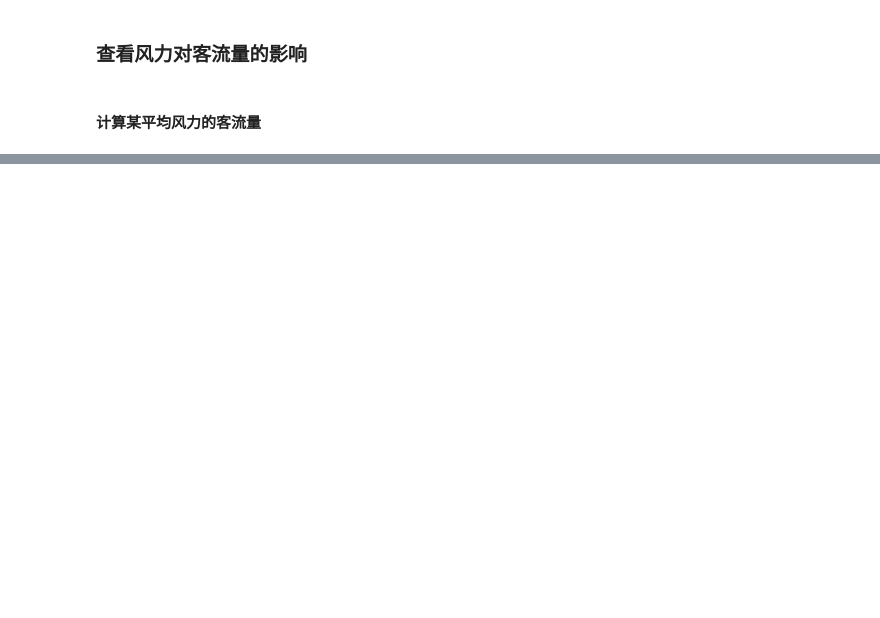
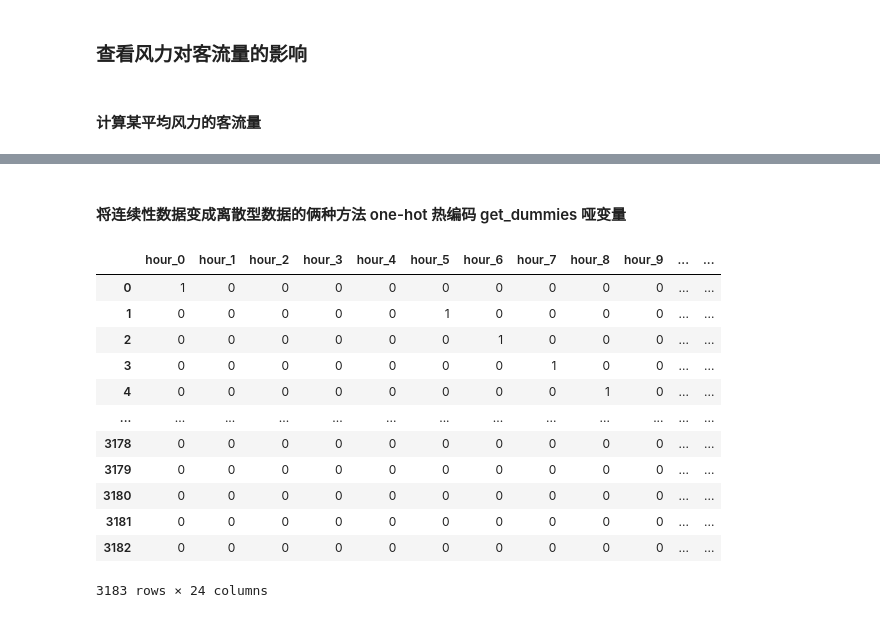
Before and after one commit to yanlingpy/Bus, a Jupyter notebook: code/bus.ipynb, the cells around one changed output, grey strips where cells are left out. Drawn from its saved outputs; the diff is of its cells as text; code cells hidden in the pictures; blank space fills up the shorter version.

```diff
--- a/code/bus.ipynb
+++ b/code/bus.ipynb
@@ -570,0 +358,14 @@ temp_passenger_dataframe.corr()
+# %%
+def is_holiday(day):
+    if day > np.datetime64('2014-09-30') and day < np.datetime64('2014-10-08'):
+        return 1
+    else:
+        return 0
+# %%
+line_281_passengerbytime['is_holiday']=line_281_passengerbytime['Deal_time'].apply(is_holiday)
+line_281_passengerbytime
+# %%
+line_281_passengerbytime['Date_time']=pd.to_datetime(line_281_passengerbytime['Date_time'])
+# %%
+feature_target_data = pd.merge(line_281_passengerbytime, weather_data,on='Date_time',how='left')
+feature_target_data
@@ -570,0 +386,19 @@ temp_passenger_dataframe.corr()
+# %% [markdown]
+####  将连续性数据变成离散型数据的俩种方法   one-hot 热编码   get_dummies 哑变量
+# %%
+day_of_hour=pd.get_dummies(feature_target_data['hour'],prefix='hour')
+day_of_hour
+# %% [output]
+|  | hour_0 | hour_1 | hour_2 | hour_3 | hour_4 | hour_5 | hour_6 | hour_7 | hour_8 | hour_9 | ... | ... |
+| 0 | 1 | 0 | 0 | 0 | 0 | 0 | 0 | 0 | 0 | 0 | ... | ... |
+| 1 | 0 | 0 | 0 | 0 | 0 | 1 | 0 | 0 | 0 | 0 | ... | ... |
+| 2 | 0 | 0 | 0 | 0 | 0 | 0 | 1 | 0 | 0 | 0 | ... | ... |
+| 3 | 0 | 0 | 0 | 0 | 0 | 0 | 0 | 1 | 0 | 0 | ... | ... |
+| 4 | 0 | 0 | 0 | 0 | 0 | 0 | 0 | 0 | 1 | 0 | ... | ... |
+| ... | ... | ... | ... | ... | ... | ... | ... | ... | ... | ... | ... | ... |
+| 3178 | 0 | 0 | 0 | 0 | 0 | 0 | 0 | 0 | 0 | 0 | ... | ... |
+| 3179 | 0 | 0 | 0 | 0 | 0 | 0 | 0 | 0 | 0 | 0 | ... | ... |
+| 3180 | 0 | 0 | 0 | 0 | 0 | 0 | 0 | 0 | 0 | 0 | ... | ... |
+| 3181 | 0 | 0 | 0 | 0 | 0 | 0 | 0 | 0 | 0 | 0 | ... | ... |
+| 3182 | 0 | 0 | 0 | 0 | 0 | 0 | 0 | 0 | 0 | 0 | ... | ... |
+3183 rows × 24 columns
```
Also changed, not shown: parts of 61 cells of this notebook.
